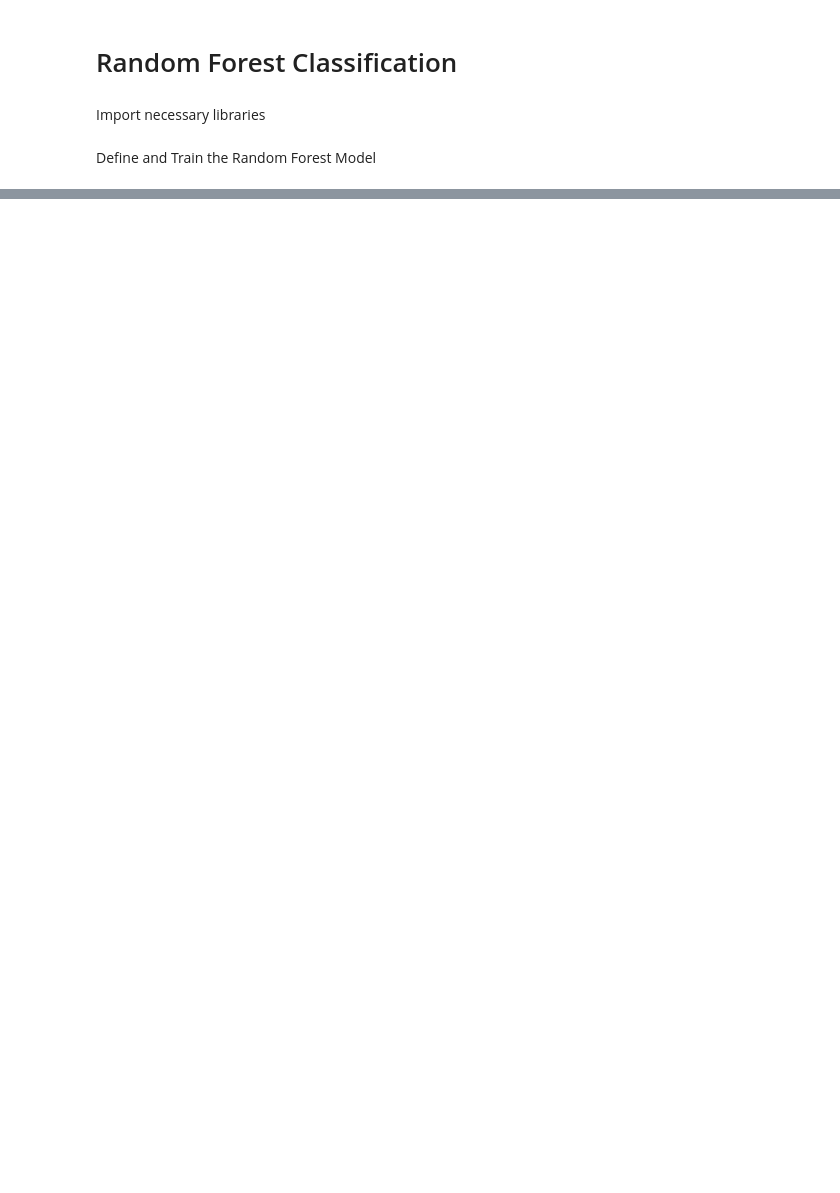
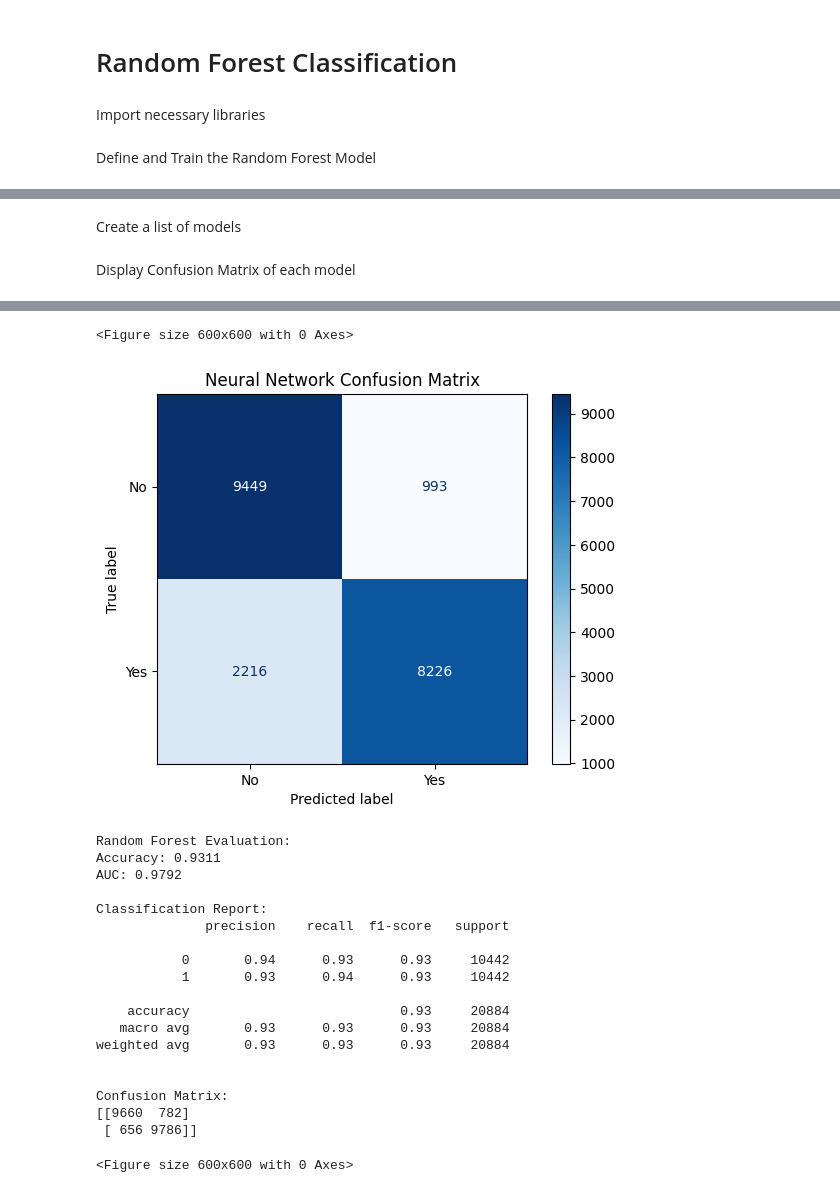
Before and after one commit to thisaraniNJ/MachineLearning_CW, a Jupyter notebook: MachineLearningCW.ipynb, the cells around one changed output, grey strips where cells are left out. Saved outputs shown, nothing was run; the diff lists cells and outputs as text; code cells hidden in the pictures; blank space fills up the shorter version.

```diff
--- a/MachineLearningCW.ipynb
+++ b/MachineLearningCW.ipynb
@@ -283,7 +362,19 @@ Test Accuracy: 0.7942
 # %% [markdown]
 Generate Preditions and Metrics
 # %%
-y_pred = (nn_model.predict(X_test) > 0.5).astype("int32")
+# Get predictions
+y_pred_proba = nn_model.predict(X_test)  # Predicted probabilities
+y_pred = (y_pred_proba > 0.5).astype("int32")
+
+# Classification report
 print("\nClassification Report for Neural Network:")
 print(classification_report(y_test, y_pred))
+
+roc_auc = roc_auc_score(y_test, y_pred_proba)
+print(f"ROC AUC Score for Neural Network: {roc_auc:.4f}")
+
+# Confusion Matrix
+conf_matrix = confusion_matrix(y_test, y_pred)
+print("\nConfusion Matrix:")
+print(conf_matrix)
 # %% [output]
@@ -461,0 +468,44 @@ The Random Forest had a higher ROC-AUC, indicating better handling of imbalanced
+# %% [markdown]
+Create a list of models
+# %%
+# List of models to compare
+models = [
+    ("Neural Network", nn_model),
+    ("Random Forest", rf_model),
+]
+# %% [markdown]
+Display Confusion Matrix of each model
+# %%
+# Compare models
+def compare_models(models, X_test, y_test):
+    for name, model in models:
+        if hasattr(model, "predict_proba"):  # For models like RandomForest
+            y_pred_proba = model.predict_proba(X_test)[:, 1]
+            y_pred = model.predict(X_test)
+        else:  # For Neural Network
+            y_pred_proba = model.predict(X_test).ravel()
+            y_pred = (y_pred_proba > 0.5).astype("int32")
+
+        # Evaluation Metrics
+        accuracy = accuracy_score(y_test, y_pred)
+        auc_score = roc_auc_score(y_test, y_pred_proba)
+        conf_matrix = confusion_matrix(y_test, y_pred)
+
+        # Print results
+        print(f"\n{name} Evaluation:")
+        print(f"Accuracy: {accuracy:.4f}")
+        print(f"AUC: {auc_score:.4f}")
+        print("\nClassification Report:")
+        print(classification_report(y_test, y_pred))
+        print("\nConfusion Matrix:")
+        print(conf_matrix)
+
+        # Display Confusion Matrix for each model
+        plt.figure(figsize=(6, 6))
+        ConfusionMatrixDisplay(conf_matrix, display_labels=['No', 'Yes']).plot(cmap='Blues')
+        plt.title(f"{name} Confusion Matrix")
+        plt.show()
+
+# Compare the models
+compare_models(models, X_test, y_test)
+# %% [output]
@@ -461,0 +532,21 @@ The Random Forest had a higher ROC-AUC, indicating better handling of imbalanced
+<Figure size 600x600 with 0 Axes>
+[figure, added]
+Random Forest Evaluation:
+Accuracy: 0.9311
+AUC: 0.9792
+
+Classification Report:
+              precision    recall  f1-score   support
+
+           0       0.94      0.93      0.93     10442
+           1       0.93      0.94      0.93     10442
+
+    accuracy                           0.93     20884
+   macro avg       0.93      0.93      0.93     20884
+weighted avg       0.93      0.93      0.93     20884
+
+
+Confusion Matrix:
+[[9660  782]
+ [ 656 9786]]
+<Figure size 600x600 with 0 Axes>
```
Also changed, not shown: parts of 54 cells of this notebook.
